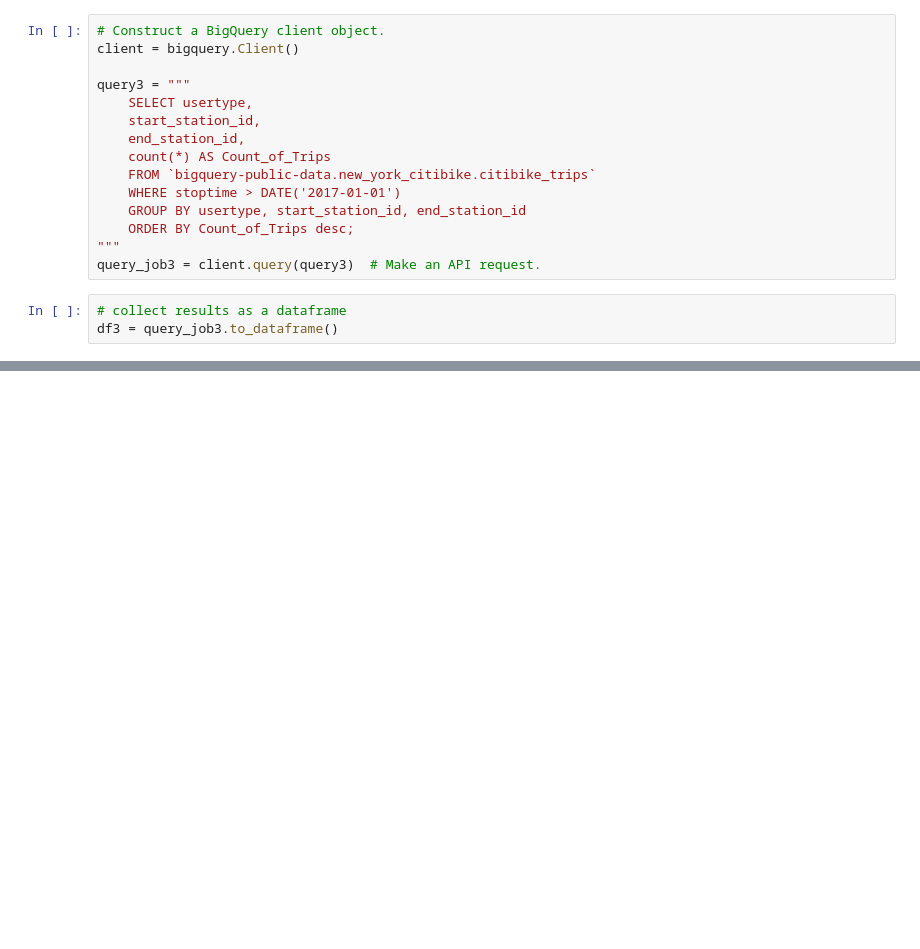
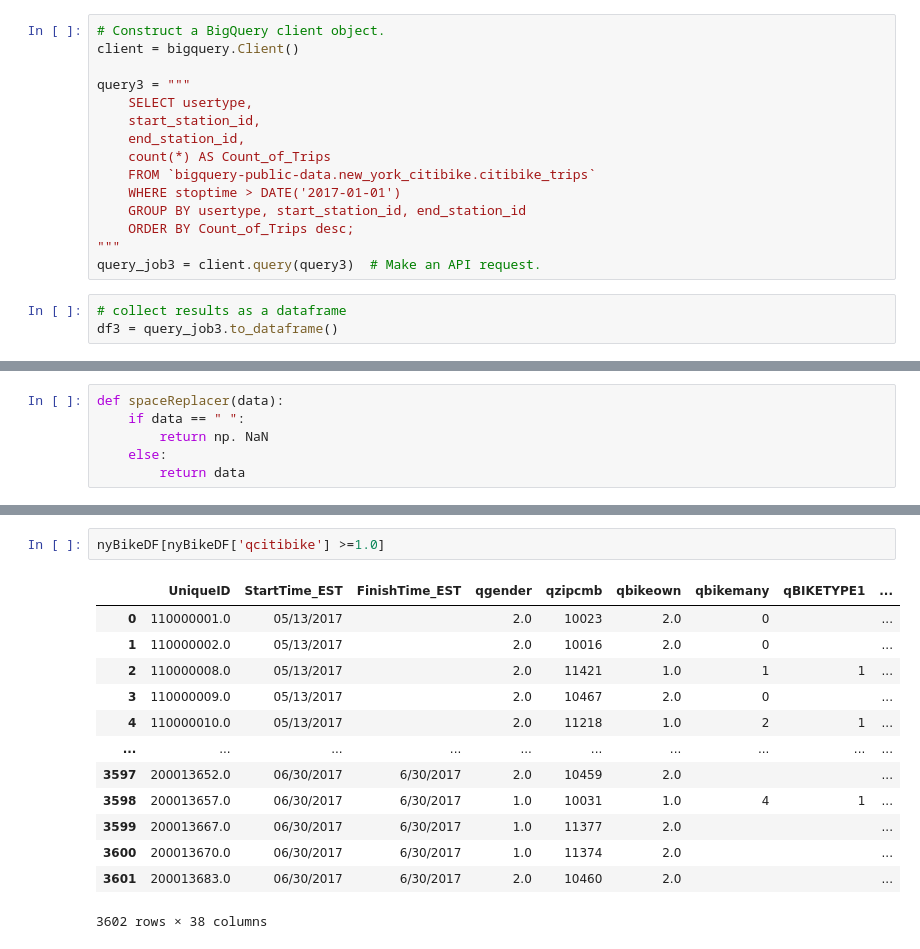
Before and after one commit to kendalldyke14/SanFranciscoBikeShare, a Jupyter notebook: NewYorkBikeData.ipynb, the cells around one changed output, grey strips where cells are left out. Drawn from its saved outputs; the diff is of its cells as text; blank space fills up the shorter version.

```diff
--- a/NewYorkBikeData.ipynb
+++ b/NewYorkBikeData.ipynb
@@ -99,0 +188,6 @@ df3
+# %%
+def spaceReplacer(data):
+    if data == " ":
+        return np. NaN
+    else:
+        return data
@@ -99,0 +218,16 @@ df3
+# %%
+nyBikeDF[nyBikeDF['qcitibike'] >=1.0]
+# %% [output]
+|  | UniqueID | StartTime_EST | FinishTime_EST | qgender | qzipcmb | qbikeown | qbikemany | qBIKETYPE1 | ... |
+| 0 | 110000001.0 | 05/13/2017 |  | 2.0 | 10023 | 2.0 | 0 |  | ... |
+| 1 | 110000002.0 | 05/13/2017 |  | 2.0 | 10016 | 2.0 | 0 |  | ... |
+| 2 | 110000008.0 | 05/13/2017 |  | 2.0 | 11421 | 1.0 | 1 | 1 | ... |
+| 3 | 110000009.0 | 05/13/2017 |  | 2.0 | 10467 | 2.0 | 0 |  | ... |
+| 4 | 110000010.0 | 05/13/2017 |  | 2.0 | 11218 | 1.0 | 2 | 1 | ... |
+| ... | ... | ... | ... | ... | ... | ... | ... | ... | ... |
+| 3597 | 200013652.0 | 06/30/2017 | 6/30/2017 | 2.0 | 10459 | 2.0 |  |  | ... |
+| 3598 | 200013657.0 | 06/30/2017 | 6/30/2017 | 1.0 | 10031 | 1.0 | 4 | 1 | ... |
+| 3599 | 200013667.0 | 06/30/2017 | 6/30/2017 | 1.0 | 11377 | 2.0 |  |  | ... |
+| 3600 | 200013670.0 | 06/30/2017 | 6/30/2017 | 1.0 | 11374 | 2.0 |  |  | ... |
+| 3601 | 200013683.0 | 06/30/2017 | 6/30/2017 | 2.0 | 10460 | 2.0 |  |  | ... |
+3602 rows × 38 columns
```
Also changed, not shown: parts of 26 cells of this notebook, 2 other files.
